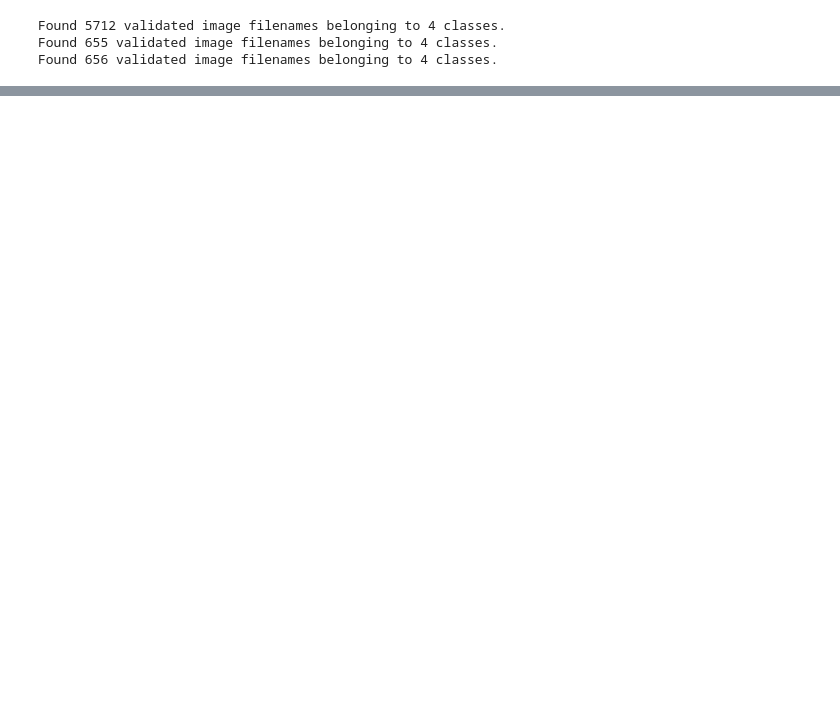
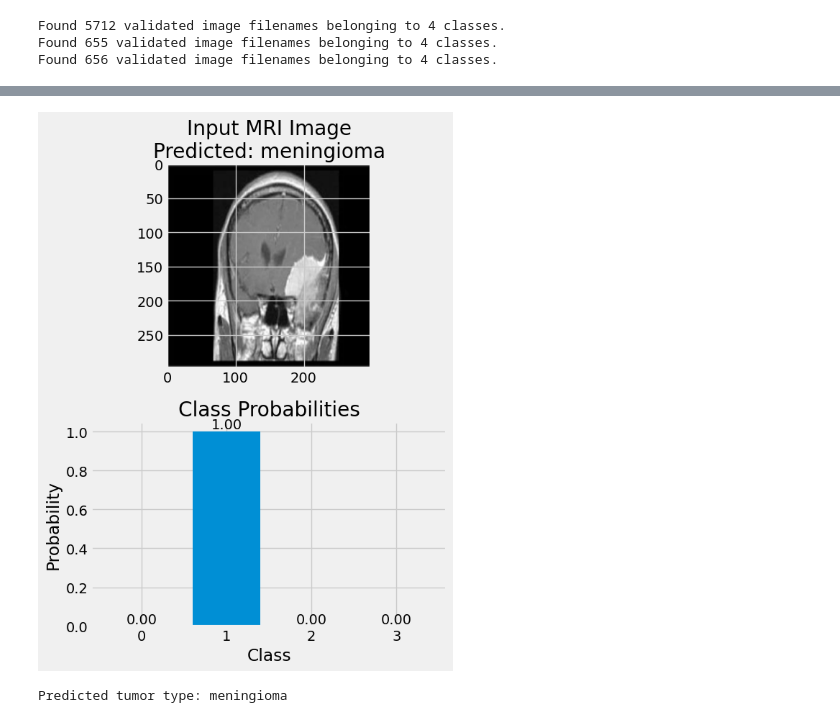
Before and after one commit to rim-nsr3/Brain-Tumor-Classification, a Jupyter notebook: Brain_Tumor_Classification.ipynb, the cells around one changed output, grey strips where cells are left out. Drawn from its saved outputs; the diff is of its cells as text; code cells hidden in the pictures; blank space fills up the shorter version.

```diff
--- a/Brain_Tumor_Classification.ipynb
+++ b/Brain_Tumor_Classification.ipynb
@@ -228,0 +364,3 @@ Epoch 5/5
+# %%
+predict("/content/Testing/meningioma/Te-meTr_0000.jpg")
+# %% [output]
@@ -228,0 +368,2 @@ Epoch 5/5
+[figure, added]
+Predicted tumor type: meningioma
```
Also changed, not shown: parts of 16 cells of this notebook.
